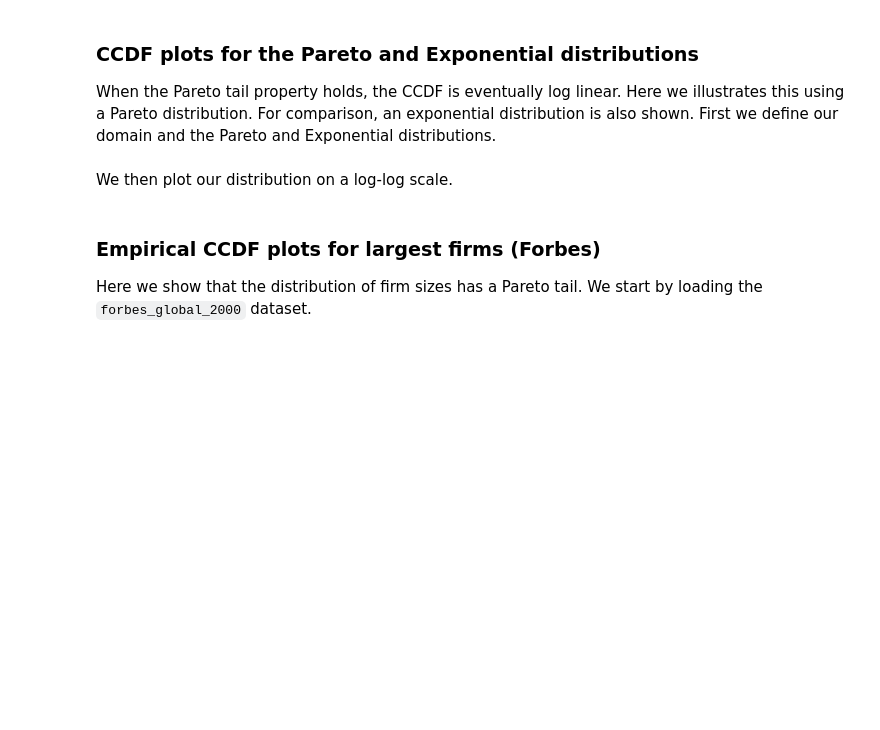
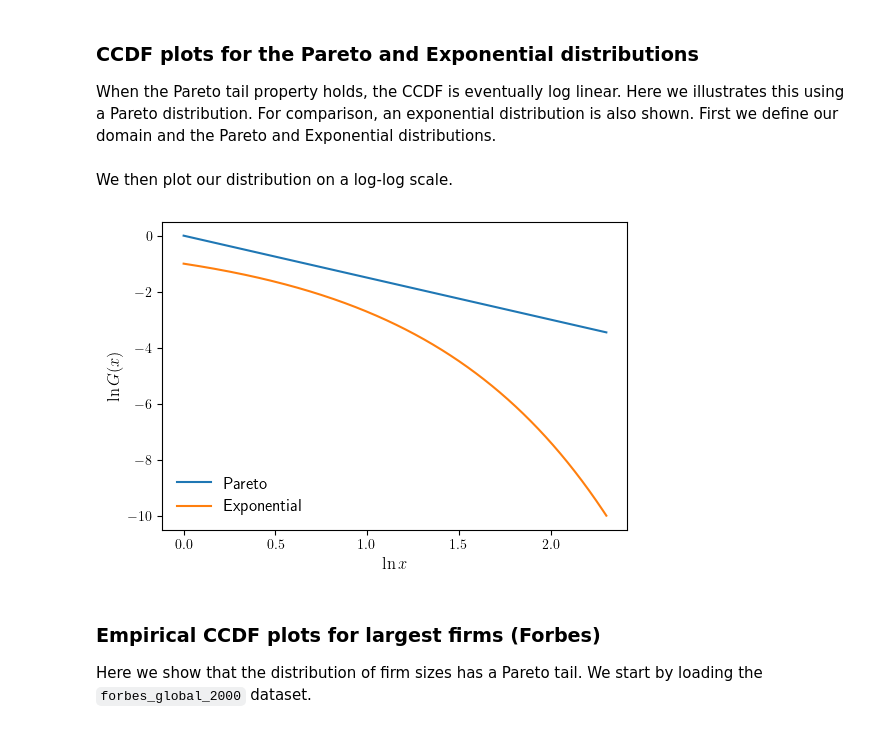
Before and after one commit to QuantEcon/book-networks-public, a Jupyter notebook: ipynb/ch_intro.ipynb, the cells around one changed output. Cells and saved outputs as stored; diff of their text form; code cells hidden in the pictures; blank space fills up the shorter version.

```diff
--- a/ipynb/ch_intro.ipynb
+++ b/ipynb/ch_intro.ipynb
@@ -265,16 +275,18 @@ We then plot our distribution on a log-log scale.
 # %%
 fig, ax = plt.subplots(figsize=default_figsize)
 
 ax.plot(np.log(x), np.log(Gp(x)), label="Pareto")
 ax.plot(np.log(x), np.log(Ge(x)), label="Exponential")
 
 ax.legend(fontsize=12, frameon=False, loc="lower left")
-ax.set_xlabel("$\ln x$", fontsize=12)
-ax.set_ylabel("$\ln G(x)$", fontsize=12)
+ax.set_xlabel(r"$\ln x$", fontsize=12)
+ax.set_ylabel(r"$\ln G(x)$", fontsize=12)
 
 if export_figures:
     plt.savefig("figures/ccdf_comparison_1.pdf")
 plt.show()
+# %% [output]
+[figure, added]
 # %% [markdown]
 ### Empirical CCDF plots for largest firms (Forbes)
 
```
Also changed, not shown: parts of 18 cells of this notebook, 6 other files.
